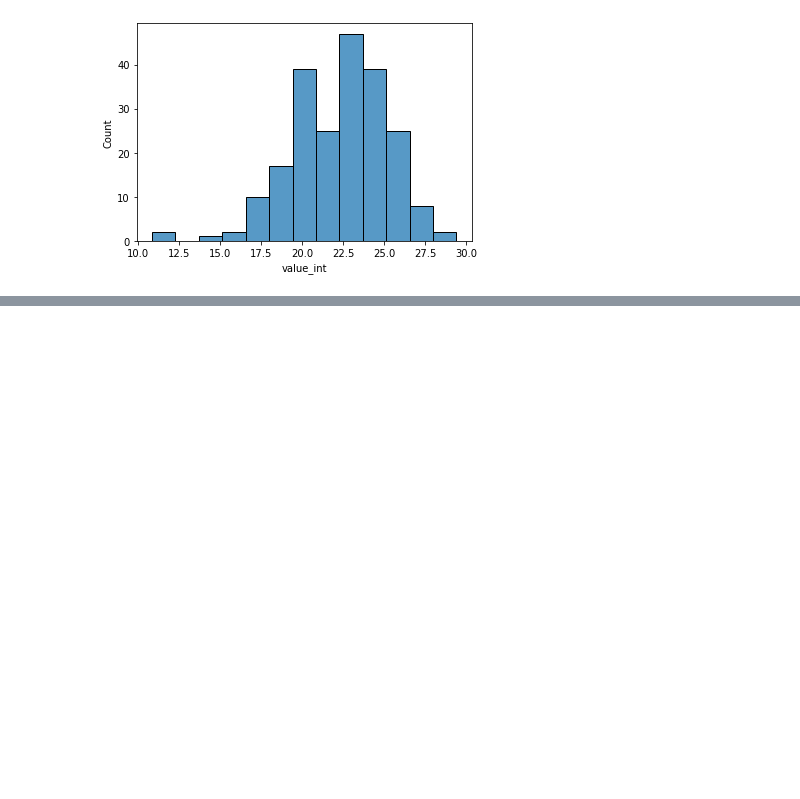
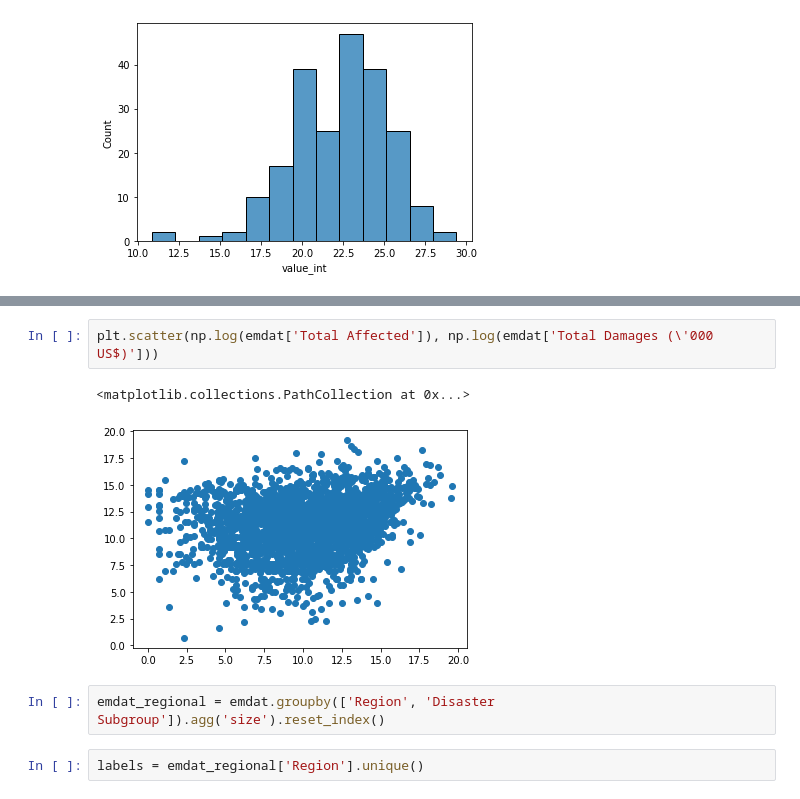
Before and after one commit to huesofenigma/DS4A_energy, a Jupyter notebook: ds4a_eda_isabella.ipynb, the cells around one changed output, grey strips where cells are left out. Saved outputs shown, nothing was run; the diff lists cells and outputs as text; blank space fills up the shorter version.

```diff
--- a/ds4a_eda_isabella.ipynb
+++ b/ds4a_eda_isabella.ipynb
@@ -77,0 +156,9 @@ sns.histplot(np.log(elec_prod_2016['value_int']))
+# %%
+plt.scatter(np.log(emdat['Total Affected']), np.log(emdat['Total Damages (\'000 US$)']))
+# %% [output]
+<matplotlib.collections.PathCollection at 0x...>
+[figure, added]
+# %%
+emdat_regional = emdat.groupby(['Region', 'Disaster Subgroup']).agg('size').reset_index()
+# %%
+labels = emdat_regional['Region'].unique()
```
Also changed, not shown: parts of 8 cells of this notebook.
